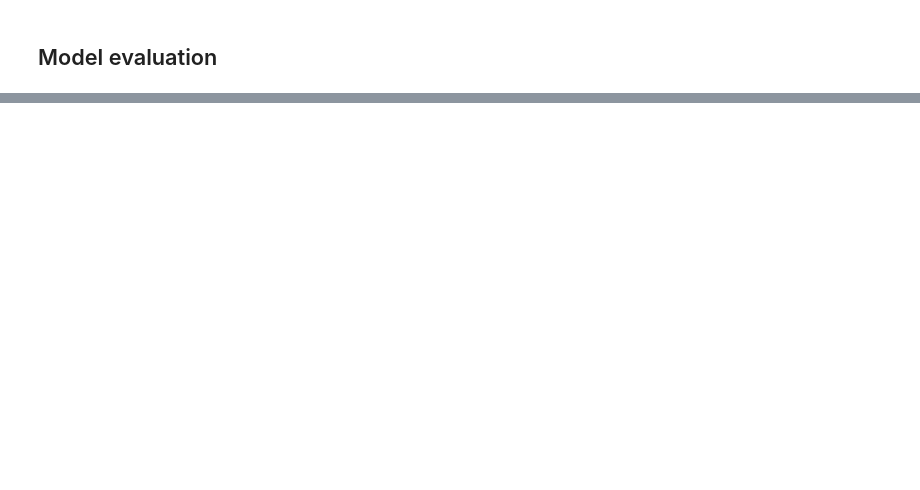
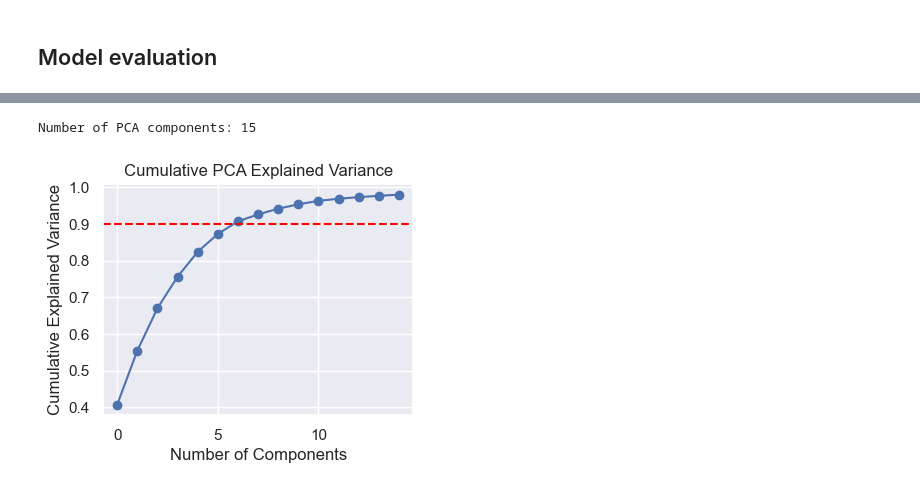
Before and after one commit to tessnim101/NSSP-Mini-Project-2, a Jupyter notebook: Part 1.ipynb, the cells around one changed output, grey strips where cells are left out. Cells and saved outputs as stored; diff of their text form; code cells hidden in the pictures; blank space fills up the shorter version.

```diff
--- a/Part 1.ipynb
+++ b/Part 1.ipynb
@@ -366,0 +583,26 @@ We evaluated the classifier using accuracy, which is suitable because the datase
+# %%
+param_grid_pca = Pipeline([
+    ("scaler", StandardScaler()),
+    ("pca", PCA()),
+    ("clf", GradientBoostingClassifier(random_state=0)),
+])
+
+param_grid_lda = {
+    "pca__n_components": [10, 15, 20, 30, 40, 50],
+    "clf__n_estimators": [50, 100, 150],
+    "clf__learning_rate": [0.01, 0.05, 0.1],
+    "clf__max_depth": [2, 3],
+    "clf__subsample": [0.6, 0.8],
+}
+
+grid_pca = GridSearchCV(
+    param_grid_pca,
+    param_grid=param_grid_lda,
+    cv=5,
+    scoring="accuracy",
+    verbose=2,
+)
+grid_pca.fit(X_train, y_train)
+
+print("Best PCA params:", grid_pca.best_params_)
+print("Best CV accuracy (PCA):", grid_pca.best_score_)
@@ -366,0 +627,20 @@ We evaluated the classifier using accuracy, which is suitable because the datase
+# %%
+pca = grid_pca.best_estimator_.named_steps["pca"]
+var = pca.explained_variance_ratio_
+scaler = StandardScaler()
+X_scaled = scaler.fit_transform(dataset)
+X_pca = pca.transform(X_scaled)
+print("Number of PCA components:", pca.n_components_)
+# %% [output]
+Number of PCA components: 15
+# %%
+plt.figure(figsize=(4,3))
+plt.plot(np.cumsum(var), marker='o')
+plt.axhline(0.9, color='red', linestyle='--')  # 90% reference line
+plt.xlabel("Number of Components")
+plt.ylabel("Cumulative Explained Variance")
+plt.title("Cumulative PCA Explained Variance")
+plt.grid(True)
+plt.show()
+# %% [output]
+[figure, added]
```
Also changed, not shown: parts of 29 cells of this notebook.
